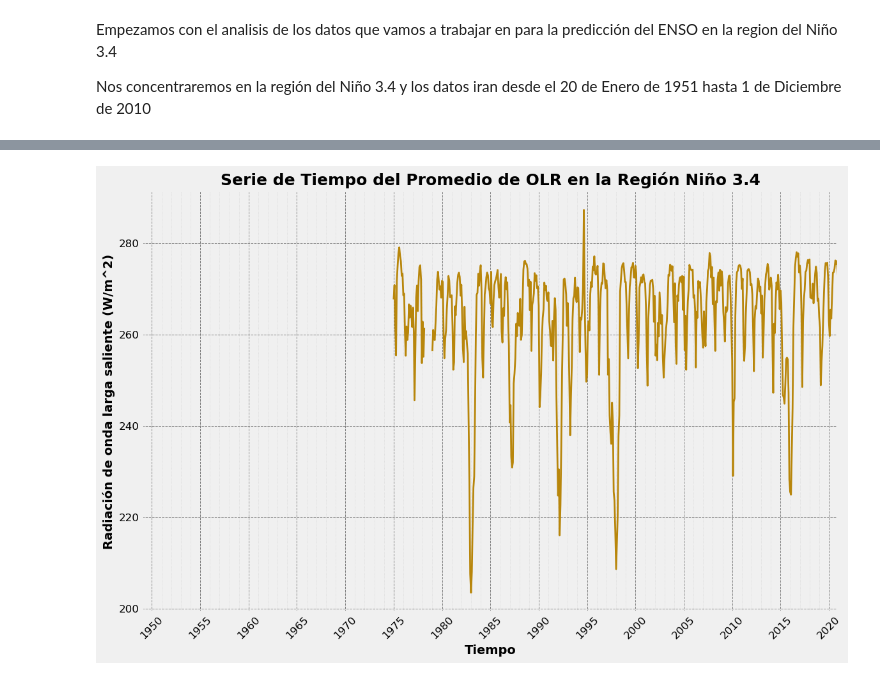
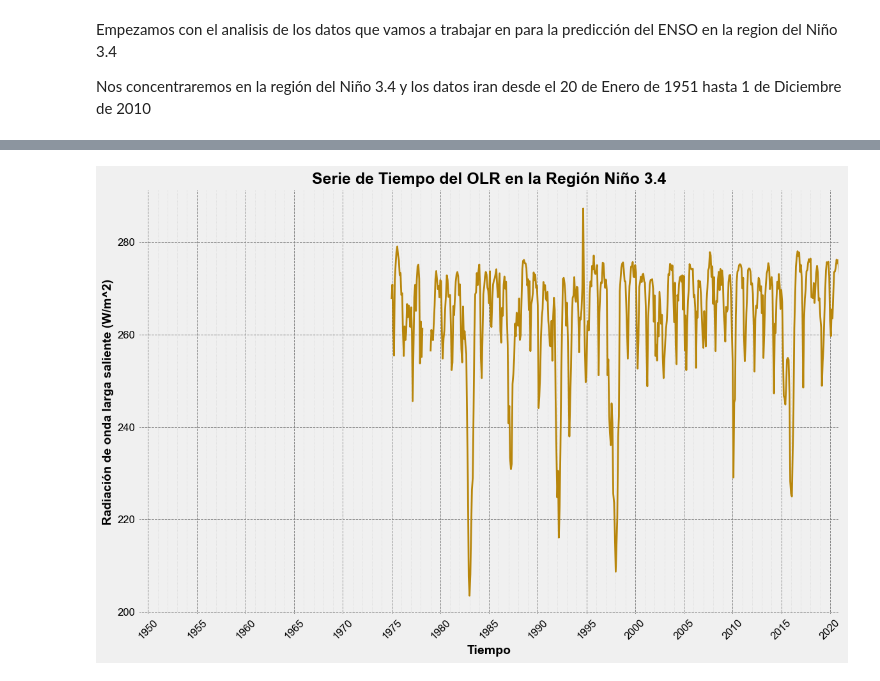
Before and after one commit to ROrtegaAyala/ADA, a Jupyter notebook: Analisis_Estadistico_ENSO.ipynb, the cells around one changed output, grey strips where cells are left out. Cells and saved outputs as stored; diff of their text form; code cells hidden in the pictures.

```diff
--- a/Analisis_Estadistico_ENSO.ipynb
+++ b/Analisis_Estadistico_ENSO.ipynb
@@ -216,5 +338,8 @@ plt.show()
 # %%
-# Recortamos la gráfica de slp a la región requerida por nosotros
+# SLP
+
+plt.rc('font', family='Arial', size=10)
+
 df_slp_nino3_4 = df_slp.sel(lat=slice(5, -5), lon=slice(190, 240))  # DataArray de la región Niño 3.4
 slp = df_slp_nino3_4['slp']
 # Calcular el promedio sobre las dimensiones de latitud y longitud
@@ -230,7 +355,7 @@ fig, ax = plt.subplots(figsize=(12, 8))
 ax.plot(slp_mean['time'], slp_mean, color='darkred', linewidth=2)
 
 # Personalizar el título y las etiquetas
-ax.set_title('Serie de Tiempo del Promedio de SLP en la Región Niño 3.4', fontsize=18, weight='bold')
+ax.set_title('Serie de Tiempo del SLP en la Región Niño 3.4', fontsize=18, weight='bold')
 ax.set_xlabel('Tiempo', fontsize=14, weight='bold')
 ax.set_ylabel('Presión atmosférica (hPa)', fontsize=14, weight='bold')
 
@@ -263,0 +426,32 @@ plt.show()
+# %%
+#Desviación estandar mensual anualizada
+
+
+# Calcular la desviación estándar mensual anualizada
+slp_monthly_std_anualizada = slp_df.groupby(slp_df.index.month).std()
+
+# Graficar la desviación estándar mensual anualizada
+plt.style.use('fivethirtyeight')  # Cambiar a 'ggplot' o cualquier otro estilo disponible
+
+# Crear la figura y el eje
+fig, ax = plt.subplots(figsize=(12, 8))
+
+# Graficar la desviación estándar mensual anualizada
+ax.plot(slp_monthly_std_anualizada.index, slp_monthly_std_anualizada['SLP'], color='darkred', linewidth=2)
+
+# Personalizar el título y las etiquetas
+ax.set_title('Desviación Estándar Mensual Anualizada del SLP en la Región Niño 3.4', fontsize=18, weight='bold')
+ax.set_xlabel('Mes', fontsize=14, weight='bold')
+ax.set_ylabel('Desviación Estándar de SLP (hPa)', fontsize=14, weight='bold')
+
+# Ajustar el rango del eje X para mostrar los meses
+ax.set_xlim(1, 12)
+ax.set_xticks(range(1, 13))
+ax.set_xticklabels(['Ene', 'Feb', 'Mar', 'Abr', 'May', 'Jun', 'Jul', 'Ago', 'Sep', 'Oct', 'Nov', 'Dic'])
+
+# Personalizar las líneas de la cuadrícula
+ax.grid(True, which='major', linestyle='--', linewidth=0.7, color='grey')
+
+# Mostrar el gráfico
+plt.tight_layout()
+plt.show()
@@ -264,5 +502,7 @@ plt.show()
 # %%
-#Ahora el del OLR
+#OLR
+plt.rc('font', family='Arial', size=10)
+
 # Recortamos la gráfica de slp a la región requerida por nosotros
 df_olr_nino3_4 = df_olr.sel(lat=slice(5, -5), lon=slice(190, 240))  # DataArray de la región Niño 3.4
 olr = df_olr_nino3_4['olr']
@@ -279,34 +519,34 @@ fig, ax = plt.subplots(figsize=(12, 8))
 ax.plot(olr_mean['time'], olr_mean, color='#B8860B', linewidth=2)
 
 # Personalizar el título y las etiquetas
-ax.set_title('Serie de Tiempo del Promedio de OLR en la Región Niño 3.4', fontsize=18, weight='bold')
+ax.set_title('Serie de Tiempo del OLR en la Región Niño 3.4', fontsize=18, weight='bold')
 ax.set_xlabel('Tiempo', fontsize=14, weight='bold')
 ax.set_ylabel('Radiación de onda larga saliente (W/m^2)', fontsize=14, weight='bold')
 
 # Asegurar que el eje X cubra el rango de fechas desde 1951 hasta 2010
 ax.set_xlim(olr_mean['time'].min().values, olr_mean['time'].max().values)
 
 # Mejorar las divisiones del eje X (tiempo)
 ax.xaxis.set_major_locator(mdates.YearLocator(5))  # Divisiones principales cada 5 años
 ax.xaxis.set_minor_locator(mdates.YearLocator(1))  # Divisiones menores cada 1 año
 ax.xaxis.set_major_formatter(mdates.DateFormatter('%Y'))  # Formato de año para las etiquetas principales
 
 # Rotar las etiquetas del eje X para mejor legibilidad
 plt.xticks(rotation=45)
 
 # Personalizar las líneas de la cuadrícula
 ax.grid(True, which='major', linestyle='--', linewidth=0.7, color='grey')
 ax.grid(True, which='minor', linestyle=':', linewidth=0.5, color='lightgrey')
 
 # Ajustar el tamaño de la fuente para los ticks
 ax.tick_params(axis='both', which='major', labelsize=12)
 ax.tick_params(axis='both', which='minor', labelsize=10)
 
 # Ajustar los límites del eje Y si es necesario
 ax.set_xlim(np.datetime64('1949-01-01'), np.datetime64('2020-12-31'))
 
 # Mostrar el gráfico
 plt.tight_layout()
 plt.show()
 # %% [output]
-[figure, old version]
+[figure, new version]
```
Also changed, not shown: parts of 21 cells of this notebook.
